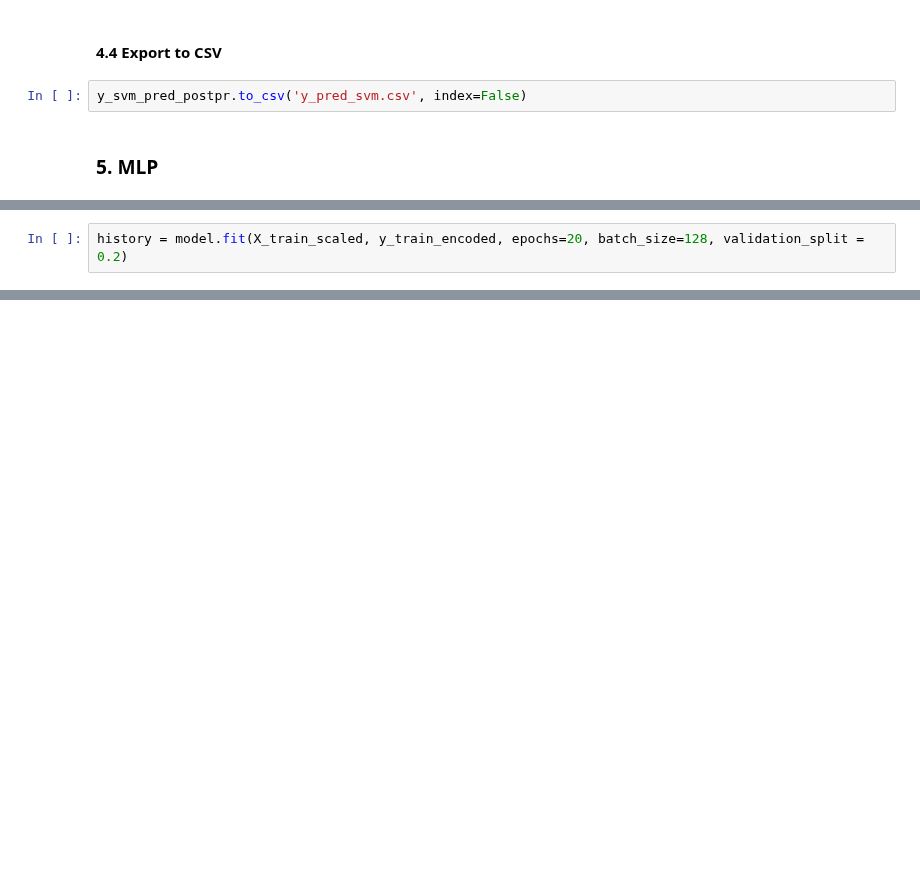
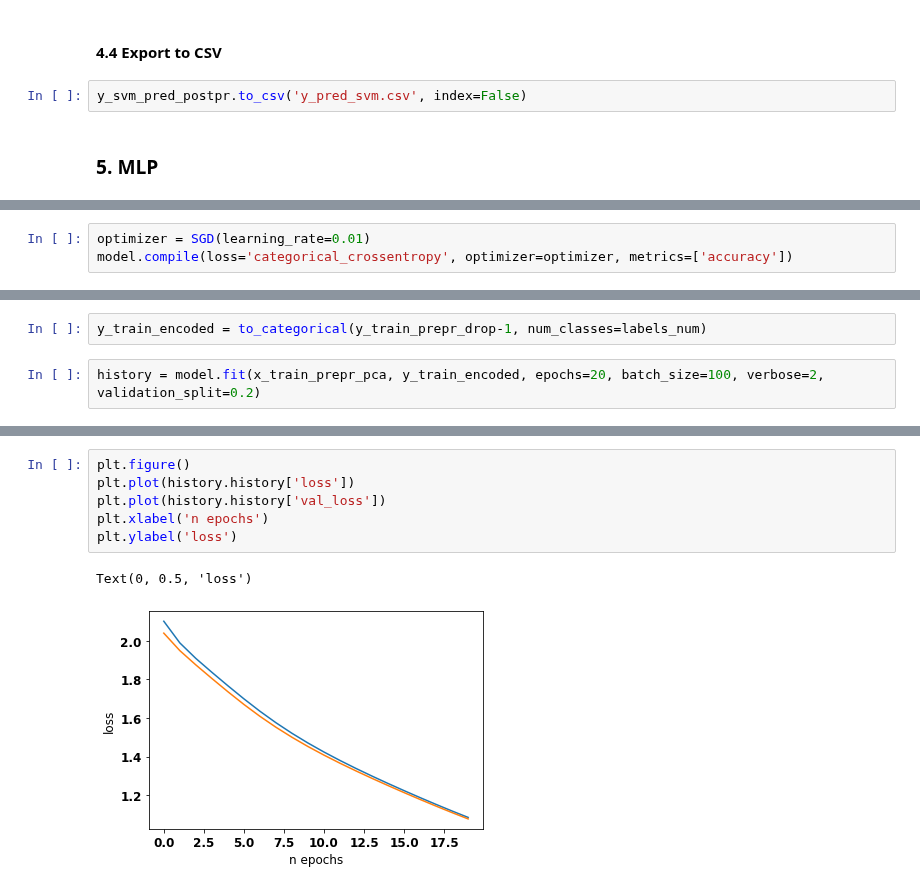
Before and after one commit to KassenBoyaubay/MPA-MLF-Exercises, a Jupyter notebook: Miniproject/Miniproject.ipynb, the cells around one changed output, grey strips where cells are left out. Drawn from its saved outputs; the diff is of its cells as text; blank space fills up the shorter version.

```diff
--- a/Miniproject/Miniproject.ipynb
+++ b/Miniproject/Miniproject.ipynb
@@ -247,2 +237,0 @@ Our model will be trained in the same way as in our last pc_labs,
-# %%
-history = model.fit(X_train_scaled, y_train_encoded, epochs=20, batch_size=128, validation_split = 0.2)
@@ -432,0 +240,3 @@ Implement one of the hyperparameter tunning algorithms discussed in the lecture,
+# %%
+optimizer = SGD(learning_rate=0.01)
+model.compile(loss='categorical_crossentropy', optimizer=optimizer, metrics=['accuracy'])
@@ -432,0 +247,4 @@ Implement one of the hyperparameter tunning algorithms discussed in the lecture,
+# %%
+y_train_encoded = to_categorical(y_train_prepr_drop-1, num_classes=labels_num)
+# %%
+history = model.fit(x_train_prepr_pca, y_train_encoded, epochs=20, batch_size=100, verbose=2, validation_split=0.2)
@@ -432,0 +276,9 @@ Implement one of the hyperparameter tunning algorithms discussed in the lecture,
+# %%
+plt.figure()
+plt.plot(history.history['loss'])
+plt.plot(history.history['val_loss'])
+plt.xlabel('n epochs')
+plt.ylabel('loss')
+# %% [output]
+Text(0, 0.5, 'loss')
+[figure, added]
```
Also changed, not shown: parts of 43 cells of this notebook.
